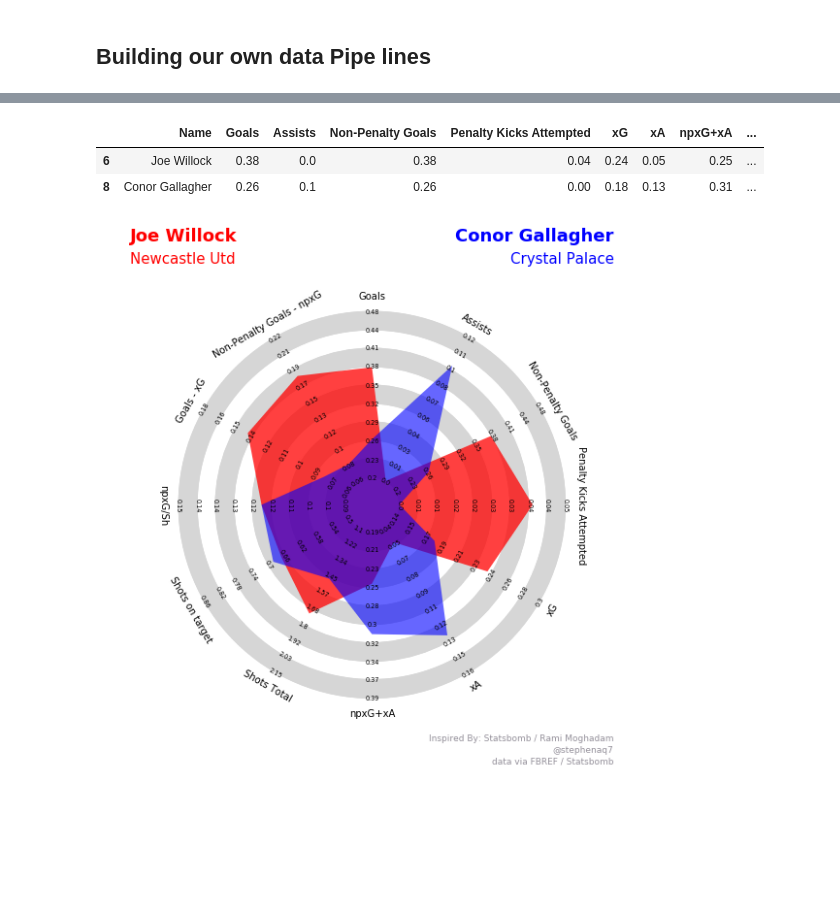
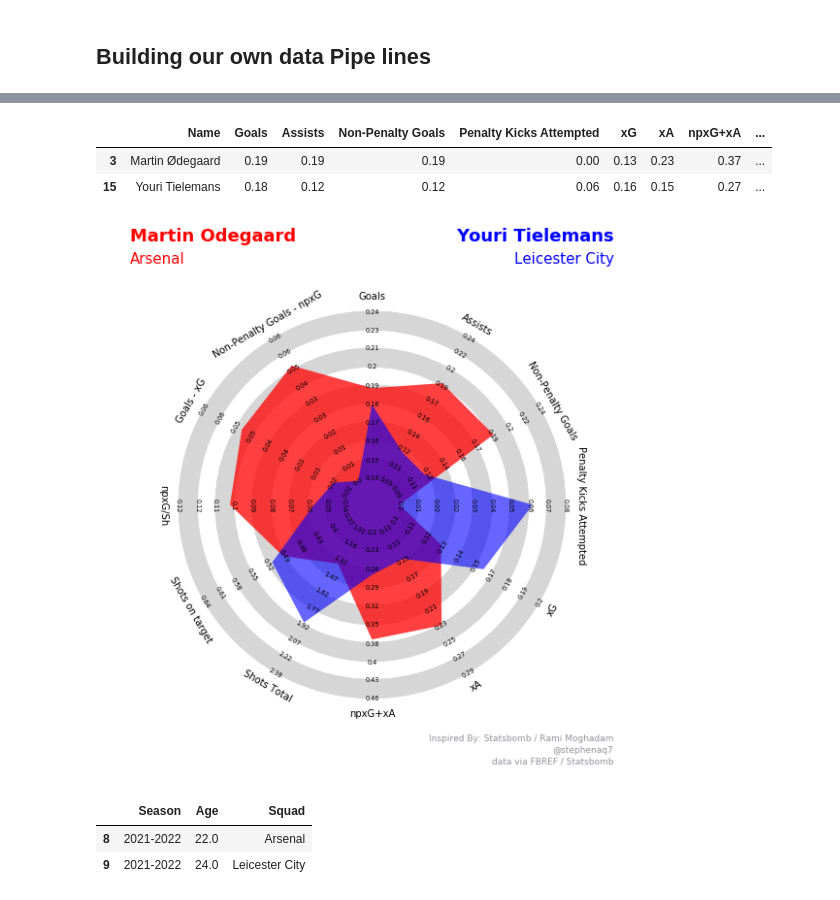
Before and after one commit to steveaq/Webs-Scraping-for-Fooball-Data-, a Jupyter notebook: FBREF - Building a Proxy Database.ipynb, the cells around one changed output, grey strips where cells are left out. Drawn from its saved outputs; the diff is of its cells as text; code cells hidden in the pictures; blank space fills up the shorter version.

```diff
--- a/FBREF - Building a Proxy Database.ipynb
+++ b/FBREF - Building a Proxy Database.ipynb
@@ -453,11 +514,13 @@ names = ["Conor Gallagher","Joe Willock"]
 # %%
-per_90_dataframe[per_90_dataframe.Name.isin(names)]
+names = ["Youri Tielemans","Martin Ødegaard"]
+per_90_dataframe = per_90_dataframe[per_90_dataframe.Name.isin(names)]
+per_90_dataframe
 # %% [output]
 |  | Name | Goals | Assists | Non-Penalty Goals | Penalty Kicks Attempted | xG | xA | npxG+xA | ... |
-| 6 | Joe Willock | 0.38 | 0.0 | 0.38 | 0.04 | 0.24 | 0.05 | 0.25 | ... |
-| 8 | Conor Gallagher | 0.26 | 0.1 | 0.26 | 0.00 | 0.18 | 0.13 | 0.31 | ... |
+| 3 | Martin Ødegaard | 0.19 | 0.19 | 0.19 | 0.00 | 0.13 | 0.23 | 0.37 | ... |
+| 15 | Youri Tielemans | 0.18 | 0.12 | 0.12 | 0.06 | 0.16 | 0.15 | 0.27 | ... |
 # %%
-player_names = list(per_90_dataframe.Name.unique())
+player_names = ["Youri Tielemans","Martin Odegaard"]
 per_90_dataframe.reset_index(drop=True)
 per_90_dataframe = per_90_dataframe[per_90_dataframe.Name.isin(names)]
 cols = per_90_dataframe.columns.drop('Name')
@@ -488,7 +551,7 @@ b_values = b_values[1:]
 
 values = [a_values,b_values]
 
-get_clubs = subset_of_data[subset_of_data.Player.isin(names)]
+get_clubs = subset_of_data[subset_of_data.Player.isin(player_names)]
 link_list = list(get_clubs.urls.unique())
 title_vars = []
 for x in link_list:
@@ -500,33 +563,39 @@ for x in link_list:
     key_vars = stats2[["Season","Age","Squad"]]
     key_vars = key_vars[key_vars.Season.isin(["2021-2022"])]
     title_vars.append(key_vars)
 title_vars = pd.concat(title_vars)
 ages = list(title_vars.Age.unique())
 teams = list(title_vars.Squad.unique())
 
 #title
 
 title = dict(
-    title_name= player_names[0],
+    title_name= player_names[1],
     title_color = 'red',
     subtitle_name = teams[0],
     subtitle_color = 'red',
 
-    title_name_2= player_names[1],
+    title_name_2= player_names[0],
     title_color_2 = 'blue',
     subtitle_name_2 = teams[1],
     subtitle_color_2 = 'blue',
     title_fontsize = 18,
     subtitle_fontsize=15
 )
 
 endnote = '@stephenaq7\ndata via FBREF / Statsbomb'
 
 radar = Radar()
 
 fig,ax = radar.plot_radar(ranges=ranges,params=params,values=values,
                          radar_color=['red','blue'],
                          alphas=[.75,.6],title=title,endnote=endnote,
                          compare=True)
 # %% [output]
-[figure, old version]
+[figure, new version]
+# %%
+title_vars
+# %% [output]
+|  | Season | Age | Squad |
+| 8 | 2021-2022 | 22.0 | Arsenal |
+| 9 | 2021-2022 | 24.0 | Leicester City |
```
Also changed, not shown: parts of 11 cells of this notebook.
